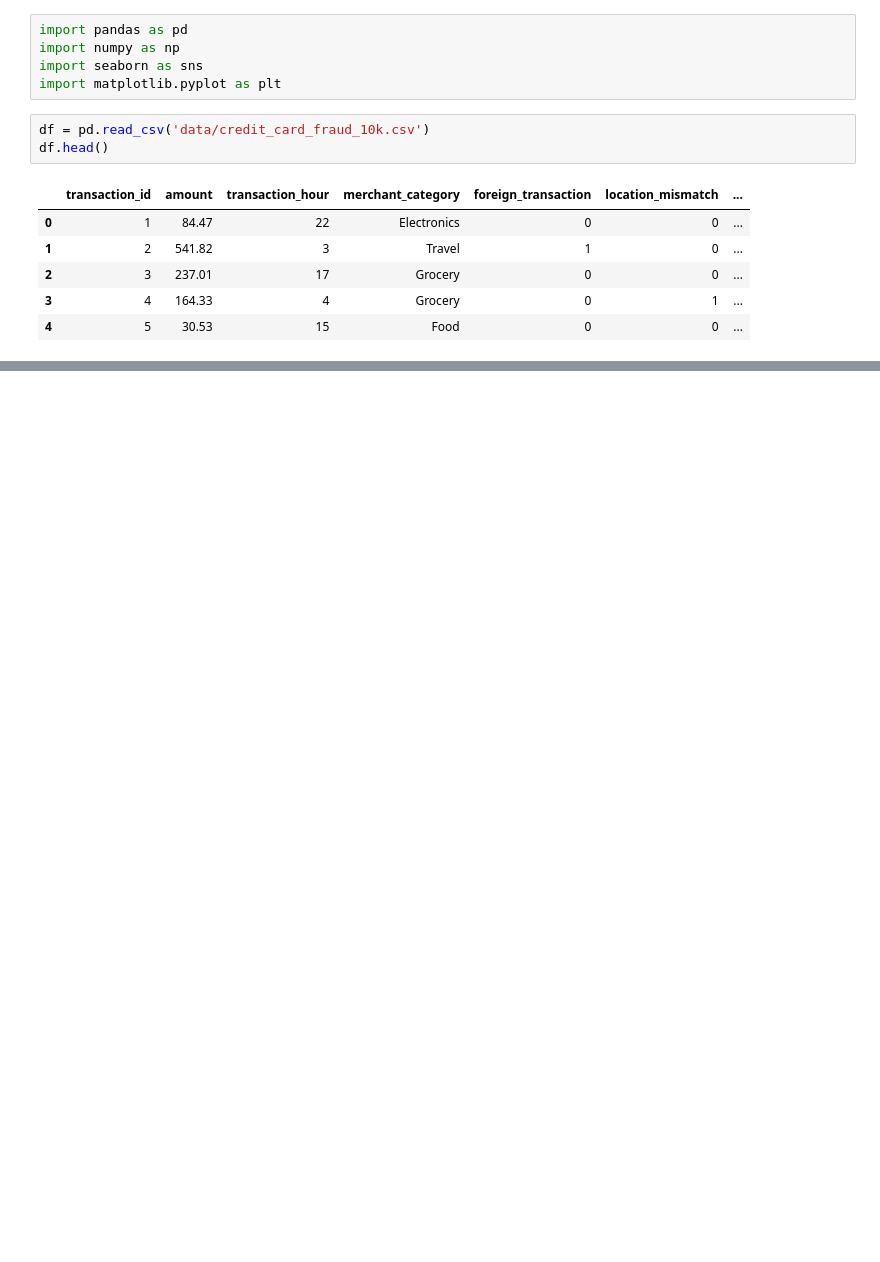
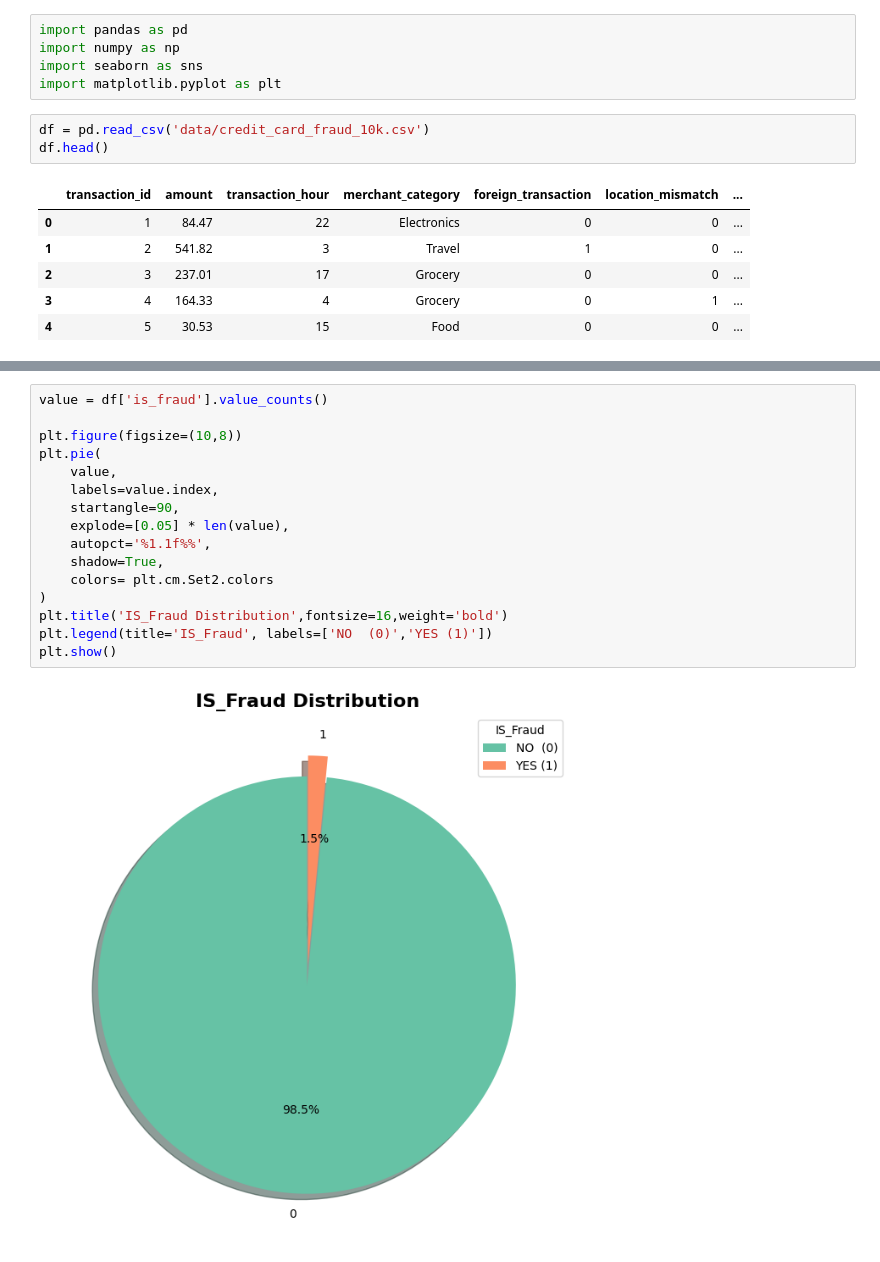
Before and after one commit to md-mojammel4761/Credit-Card-Fraud-Detection, a Jupyter notebook: 01_data_understanding.ipynb, the cells around one changed output, grey strips where cells are left out. Saved outputs shown, nothing was run; the diff lists cells and outputs as text; blank space fills up the shorter version.

```diff
--- a/01_data_understanding.ipynb
+++ b/01_data_understanding.ipynb
@@ -15,0 +88,18 @@ df.head()
+# %%
+value = df['is_fraud'].value_counts()
+
+plt.figure(figsize=(10,8))
+plt.pie(
+    value,
+    labels=value.index,
+    startangle=90,
+    explode=[0.05] * len(value),
+    autopct='%1.1f%%',
+    shadow=True,
+    colors= plt.cm.Set2.colors
+)
+plt.title('IS_Fraud Distribution',fontsize=16,weight='bold')
+plt.legend(title='IS_Fraud', labels=['NO  (0)','YES (1)'])
+plt.show()
+# %% [output]
+[figure, added]
```
Also changed, not shown: parts of 8 cells of this notebook.
